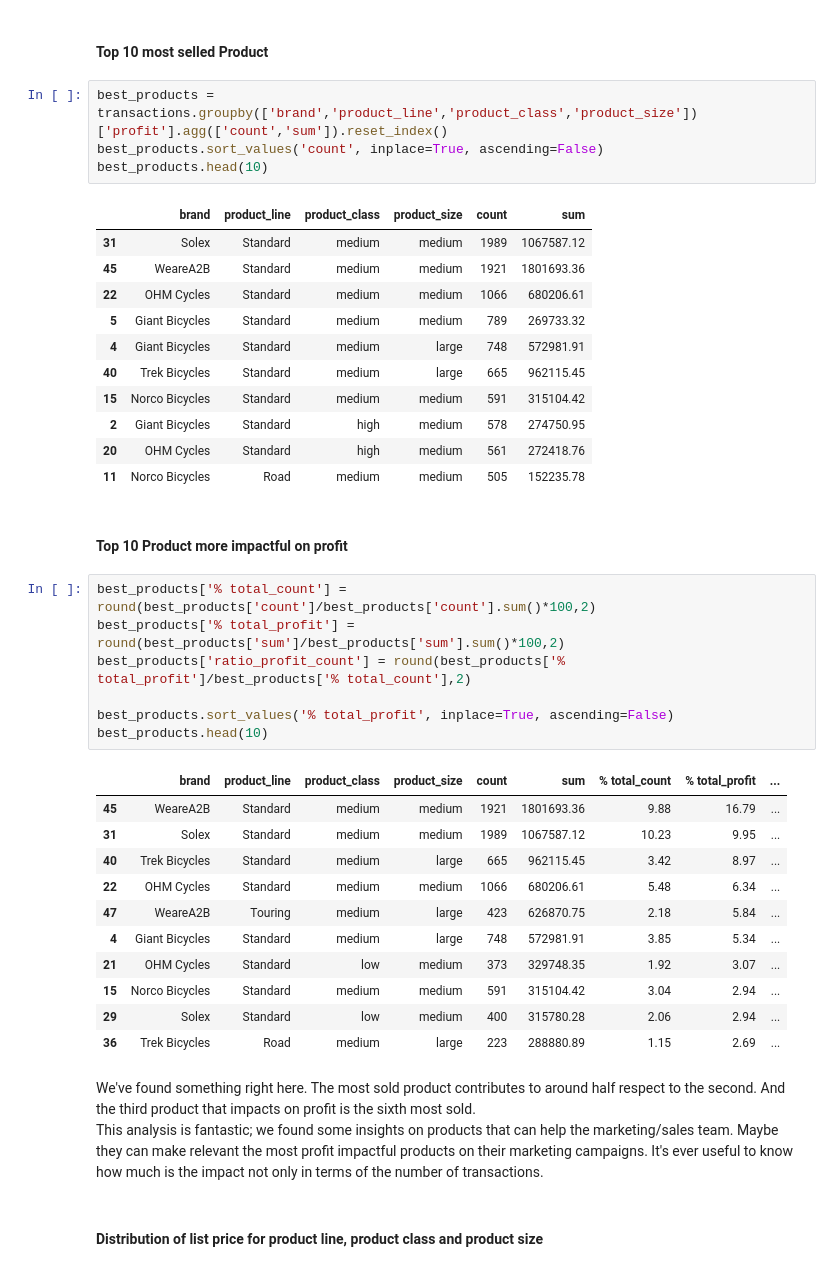
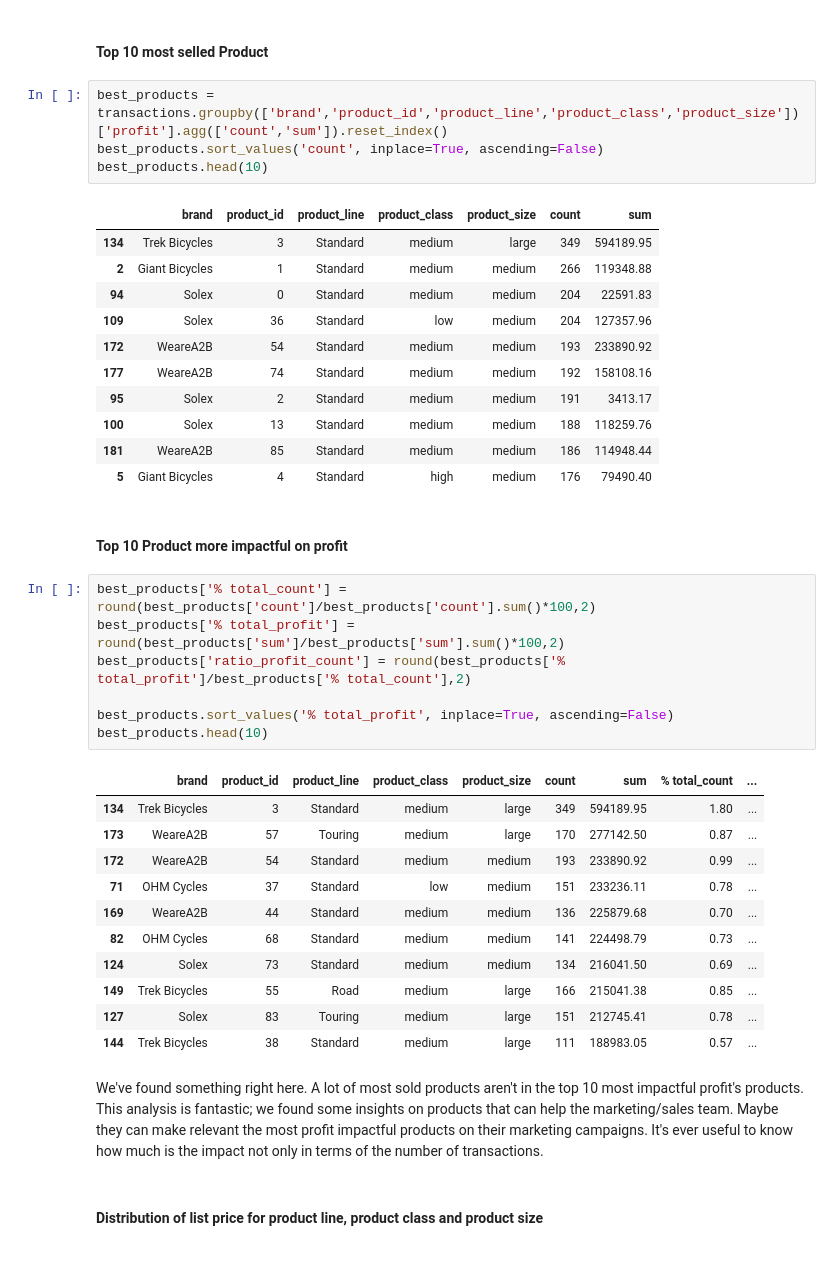
Before and after one commit to simo2712/VI_kpmg_data_analytics, a Jupyter notebook: Task_2/Task 2.2 - Data Insights.ipynb, the cells around one changed output. Drawn from its saved outputs; the diff is of its cells as text.

```diff
--- a/Task_2/Task 2.2 - Data Insights.ipynb
+++ b/Task_2/Task 2.2 - Data Insights.ipynb
@@ -291,21 +291,21 @@ plt.show()
 # %% [markdown]
 #### Top 10 most selled Product
 # %%
-best_products = transactions.groupby(['brand','product_line','product_class','product_size'])['profit'].agg(['count','sum']).reset_index()
+best_products = transactions.groupby(['brand','product_id','product_line','product_class','product_size'])['profit'].agg(['count','sum']).reset_index()
 best_products.sort_values('count', inplace=True, ascending=False)
 best_products.head(10)
 # %% [output]
-|  | brand | product_line | product_class | product_size | count | sum |
-| 31 | Solex | Standard | medium | medium | 1989 | 1067587.12 |
-| 45 | WeareA2B | Standard | medium | medium | 1921 | 1801693.36 |
-| 22 | OHM Cycles | Standard | medium | medium | 1066 | 680206.61 |
-| 5 | Giant Bicycles | Standard | medium | medium | 789 | 269733.32 |
-| 4 | Giant Bicycles | Standard | medium | large | 748 | 572981.91 |
-| 40 | Trek Bicycles | Standard | medium | large | 665 | 962115.45 |
-| 15 | Norco Bicycles | Standard | medium | medium | 591 | 315104.42 |
-| 2 | Giant Bicycles | Standard | high | medium | 578 | 274750.95 |
-| 20 | OHM Cycles | Standard | high | medium | 561 | 272418.76 |
-| 11 | Norco Bicycles | Road | medium | medium | 505 | 152235.78 |
+|  | brand | product_id | product_line | product_class | product_size | count | sum |
+| 134 | Trek Bicycles | 3 | Standard | medium | large | 349 | 594189.95 |
+| 2 | Giant Bicycles | 1 | Standard | medium | medium | 266 | 119348.88 |
+| 94 | Solex | 0 | Standard | medium | medium | 204 | 22591.83 |
+| 109 | Solex | 36 | Standard | low | medium | 204 | 127357.96 |
+| 172 | WeareA2B | 54 | Standard | medium | medium | 193 | 233890.92 |
+| 177 | WeareA2B | 74 | Standard | medium | medium | 192 | 158108.16 |
+| 95 | Solex | 2 | Standard | medium | medium | 191 | 3413.17 |
+| 100 | Solex | 13 | Standard | medium | medium | 188 | 118259.76 |
+| 181 | WeareA2B | 85 | Standard | medium | medium | 186 | 114948.44 |
+| 5 | Giant Bicycles | 4 | Standard | high | medium | 176 | 79490.40 |
 # %% [markdown]
 #### Top 10 Product more impactful on profit
 # %%
@@ -316,19 +316,19 @@ best_products['ratio_profit_count'] = round(best_products['% total_profit']/best
 best_products.sort_values('% total_profit', inplace=True, ascending=False)
 best_products.head(10)
 # %% [output]
-|  | brand | product_line | product_class | product_size | count | sum | % total_count | % total_profit | ... |
-| 45 | WeareA2B | Standard | medium | medium | 1921 | 1801693.36 | 9.88 | 16.79 | ... |
-| 31 | Solex | Standard | medium | medium | 1989 | 1067587.12 | 10.23 | 9.95 | ... |
-| 40 | Trek Bicycles | Standard | medium | large | 665 | 962115.45 | 3.42 | 8.97 | ... |
-| 22 | OHM Cycles | Standard | medium | medium | 1066 | 680206.61 | 5.48 | 6.34 | ... |
-| 47 | WeareA2B | Touring | medium | large | 423 | 626870.75 | 2.18 | 5.84 | ... |
-| 4 | Giant Bicycles | Standard | medium | large | 748 | 572981.91 | 3.85 | 5.34 | ... |
-| 21 | OHM Cycles | Standard | low | medium | 373 | 329748.35 | 1.92 | 3.07 | ... |
-| 15 | Norco Bicycles | Standard | medium | medium | 591 | 315104.42 | 3.04 | 2.94 | ... |
-| 29 | Solex | Standard | low | medium | 400 | 315780.28 | 2.06 | 2.94 | ... |
-| 36 | Trek Bicycles | Road | medium | large | 223 | 288880.89 | 1.15 | 2.69 | ... |
+|  | brand | product_id | product_line | product_class | product_size | count | sum | % total_count | ... |
+| 134 | Trek Bicycles | 3 | Standard | medium | large | 349 | 594189.95 | 1.80 | ... |
+| 173 | WeareA2B | 57 | Touring | medium | large | 170 | 277142.50 | 0.87 | ... |
+| 172 | WeareA2B | 54 | Standard | medium | medium | 193 | 233890.92 | 0.99 | ... |
+| 71 | OHM Cycles | 37 | Standard | low | medium | 151 | 233236.11 | 0.78 | ... |
+| 169 | WeareA2B | 44 | Standard | medium | medium | 136 | 225879.68 | 0.70 | ... |
+| 82 | OHM Cycles | 68 | Standard | medium | medium | 141 | 224498.79 | 0.73 | ... |
+| 124 | Solex | 73 | Standard | medium | medium | 134 | 216041.50 | 0.69 | ... |
+| 149 | Trek Bicycles | 55 | Road | medium | large | 166 | 215041.38 | 0.85 | ... |
+| 127 | Solex | 83 | Touring | medium | large | 151 | 212745.41 | 0.78 | ... |
+| 144 | Trek Bicycles | 38 | Standard | medium | large | 111 | 188983.05 | 0.57 | ... |
 # %% [markdown]
-We've found something right here. The most sold product contributes to around half respect to the second. And the third product that impacts on profit is the sixth most sold.
+We've found something right here. A lot of most sold products aren't in the top 10 most impactful profit's products.
 This analysis is fantastic; we found some insights on products that can help the marketing/sales team. Maybe they can make relevant the most profit impactful products on their marketing campaigns. It's ever useful to know how much is the impact not only in terms of the number of transactions.
 # %% [markdown]
 #### Distribution of list price for product line, product class and product size
```
Also changed, not shown: parts of 7 cells of this notebook.
